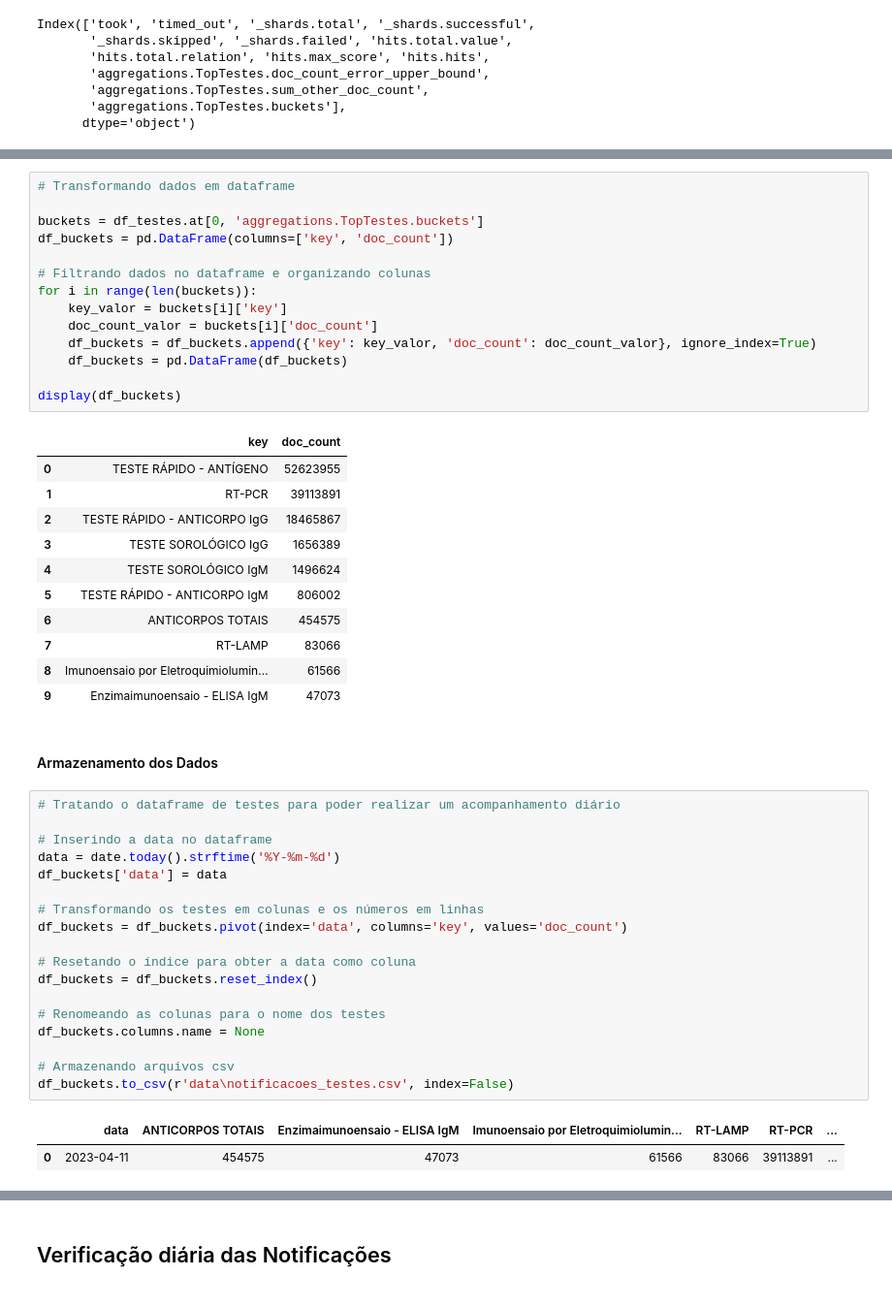
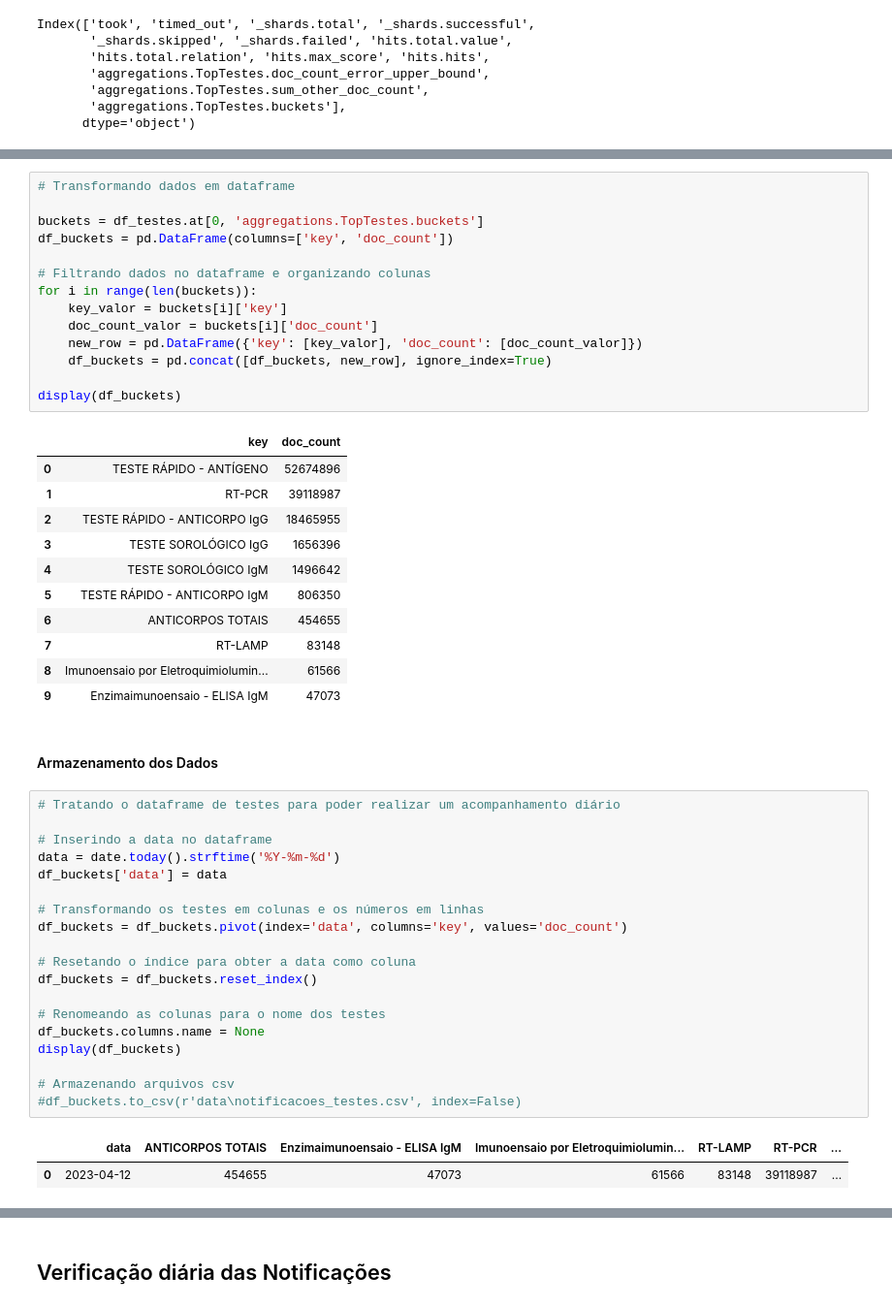
Before and after one commit to liliansom/API_SindromeGripal, a Jupyter notebook: SindromeGripal_API.ipynb, the cells around one changed output, grey strips where cells are left out. Shown at 97% size. Cells and saved outputs as stored; diff of their text form.

```diff
--- a/SindromeGripal_API.ipynb
+++ b/SindromeGripal_API.ipynb
@@ -356,27 +372,27 @@ df_buckets
 # %%
 # Transformando dados em dataframe
 
 buckets = df_testes.at[0, 'aggregations.TopTestes.buckets']
 df_buckets = pd.DataFrame(columns=['key', 'doc_count'])
 
 # Filtrando dados no dataframe e organizando colunas
 for i in range(len(buckets)):
     key_valor = buckets[i]['key']
     doc_count_valor = buckets[i]['doc_count']
-    df_buckets = df_buckets.append({'key': key_valor, 'doc_count': doc_count_valor}, ignore_index=True)
-    df_buckets = pd.DataFrame(df_buckets)
+    new_row = pd.DataFrame({'key': [key_valor], 'doc_count': [doc_count_valor]})
+    df_buckets = pd.concat([df_buckets, new_row], ignore_index=True)
 
 display(df_buckets)
 # %% [output]
 |  | key | doc_count |
-| 0 | TESTE RÁPIDO - ANTÍGENO | 52623955 |
-| 1 | RT-PCR | 39113891 |
-| 2 | TESTE RÁPIDO - ANTICORPO IgG | 18465867 |
-| 3 | TESTE SOROLÓGICO IgG | 1656389 |
-| 4 | TESTE SOROLÓGICO IgM | 1496624 |
-| 5 | TESTE RÁPIDO - ANTICORPO IgM | 806002 |
-| 6 | ANTICORPOS TOTAIS | 454575 |
-| 7 | RT-LAMP | 83066 |
+| 0 | TESTE RÁPIDO - ANTÍGENO | 52674896 |
+| 1 | RT-PCR | 39118987 |
+| 2 | TESTE RÁPIDO - ANTICORPO IgG | 18465955 |
+| 3 | TESTE SOROLÓGICO IgG | 1656396 |
+| 4 | TESTE SOROLÓGICO IgM | 1496642 |
+| 5 | TESTE RÁPIDO - ANTICORPO IgM | 806350 |
+| 6 | ANTICORPOS TOTAIS | 454655 |
+| 7 | RT-LAMP | 83148 |
 | 8 | Imunoensaio por Eletroquimiolumin... | 61566 |
 | 9 | Enzimaimunoensaio - ELISA IgM | 47073 |
 # %% [markdown]
@@ -396,9 +412,10 @@ df_buckets = df_buckets.reset_index()
 
 # Renomeando as colunas para o nome dos testes
 df_buckets.columns.name = None
+display(df_buckets)
 
 # Armazenando arquivos csv
-df_buckets.to_csv(r'data\notificacoes_testes.csv', index=False)
+#df_buckets.to_csv(r'data\notificacoes_testes.csv', index=False)
 # %% [output]
 |  | data | ANTICORPOS TOTAIS | Enzimaimunoensaio - ELISA IgM | Imunoensaio por Eletroquimiolumin... | RT-LAMP | RT-PCR | ... |
-| 0 | 2023-04-11 | 454575 | 47073 | 61566 | 83066 | 39113891 | ... |
+| 0 | 2023-04-12 | 454655 | 47073 | 61566 | 83148 | 39118987 | ... |
```
Also changed, not shown: parts of 16 cells of this notebook, 3 other files.
